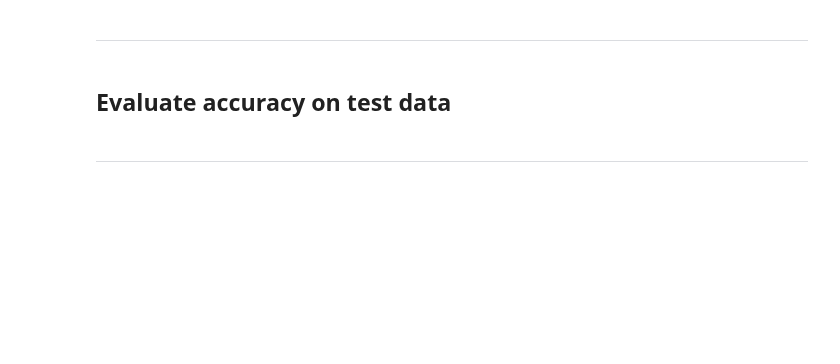
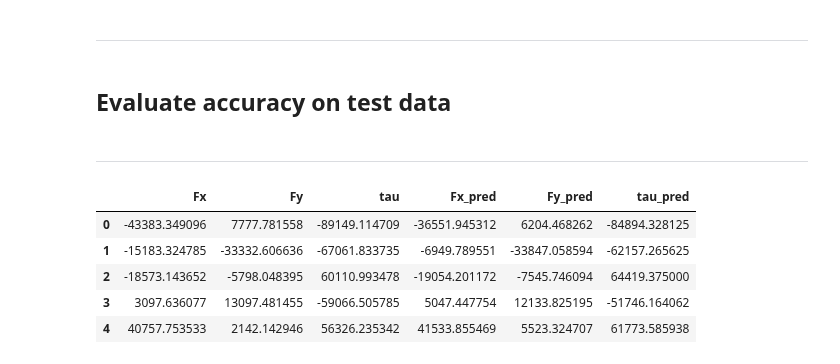
Before and after one commit to oliviatessa/MothMachineLearning, a Jupyter notebook: 021_Z1_TrainUnderActuated_velocity.ipynb, the cells around one changed output. Cells and saved outputs as stored; diff of their text form; code cells hidden in the pictures; blank space fills up the shorter version.

```diff
--- a/021_Z1_TrainUnderActuated_velocity.ipynb
+++ b/021_Z1_TrainUnderActuated_velocity.ipynb
@@ -320,25 +324,32 @@ ___
 # %%
 
 # make a smaller dataset
-Xtest_scaled = Xtest_scaled[:1000,:]
-Ytest_scaled = Ytest_scaled[:1000,:]
+Xtest_scaled = Xtest_scaled[:10000,:]
+Ytest_scaled = Ytest_scaled[:10000,:]
 
 
 # predict
 Ytest_pred = model.predict(Xtest_scaled)
 
 
 # make data frames
 XtestDF = pd.DataFrame(scalerX.inverse_transform(Xtest_scaled), columns = Xtrain.columns)
 YtestDF = pd.DataFrame(scalerY.inverse_transform(Ytest_scaled), columns = Ytrain.columns)
 YpredDF = pd.DataFrame(scalerY.inverse_transform(Ytest_pred), columns = Ytrain.columns+ "_pred")
 
 pd.set_option('display.max_rows', 500)
 pd.set_option('display.max_columns', 500)
 pd.set_option('display.width', 1000)
 
 df_c = pd.concat([YtestDF.reset_index(drop=True), YpredDF], axis=1)
 df_c.head()
+# %% [output]
+|  | Fx | Fy | tau | Fx_pred | Fy_pred | tau_pred |
+| 0 | -43383.349096 | 7777.781558 | -89149.114709 | -36551.945312 | 6204.468262 | -84894.328125 |
+| 1 | -15183.324785 | -33332.606636 | -67061.833735 | -6949.789551 | -33847.058594 | -62157.265625 |
+| 2 | -18573.143652 | -5798.048395 | 60110.993478 | -19054.201172 | -7545.746094 | 64419.375000 |
+| 3 | 3097.636077 | 13097.481455 | -59066.505785 | 5047.447754 | 12133.825195 | -51746.164062 |
+| 4 | 40757.753533 | 2142.142946 | 56326.235342 | 41533.855469 | 5523.324707 | 61773.585938 |
 # %%
 # make plots
 from sklearn.metrics import r2_score
```
Also changed, not shown: parts of 4 cells of this notebook.
